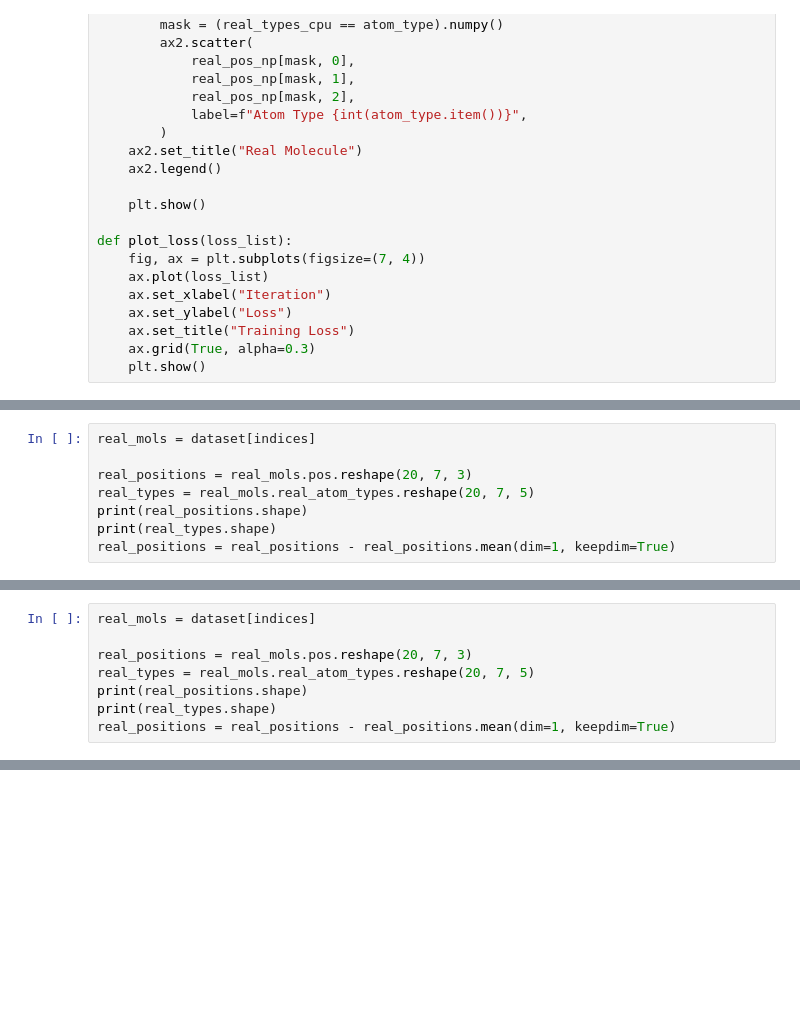
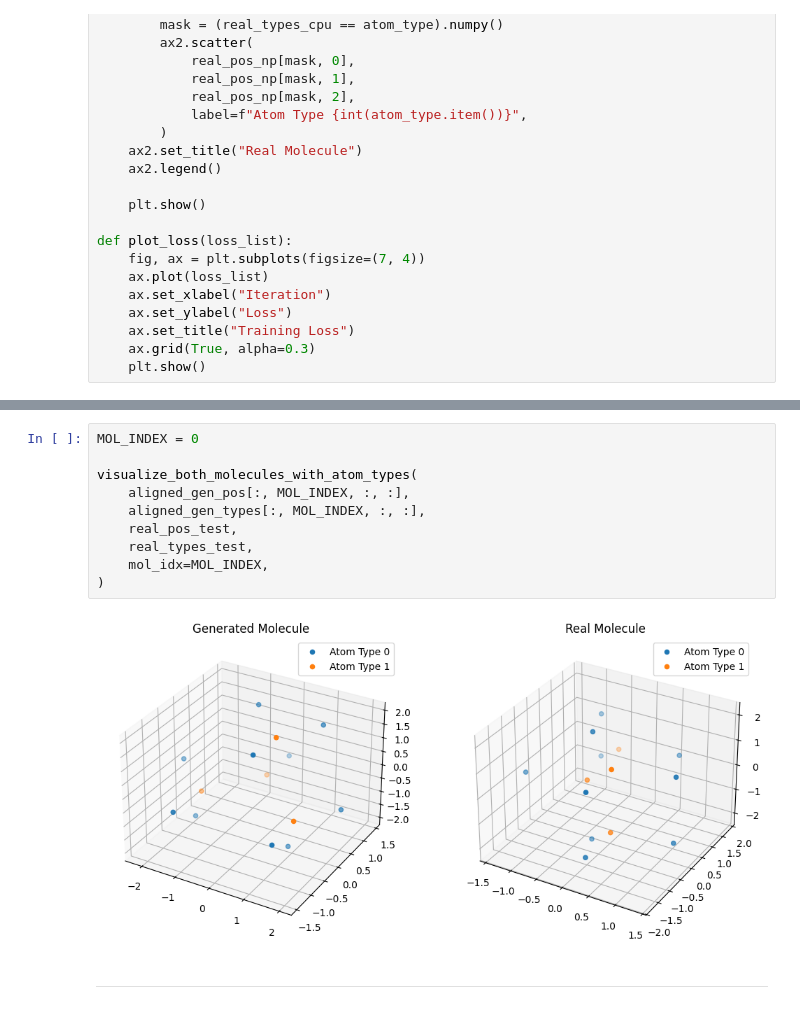
Before and after one commit to edovergna/equi-drifting, a Jupyter notebook: notebooks/aligned_loss.ipynb, the cells around one changed output, grey strips where cells are left out. Cells and saved outputs as stored; diff of their text form; blank space fills up the shorter version.

```diff
--- a/notebooks/aligned_loss.ipynb
+++ b/notebooks/aligned_loss.ipynb
@@ -758,8 +501,0 @@ indices = [8, 10, 16, 33, 105, 167, 168, 169, 171, 312, 315, 475, 481, 763, 764,
-# %%
-real_mols = dataset[indices]
-
-real_positions = real_mols.pos.reshape(20, 7, 3)
-real_types = real_mols.real_atom_types.reshape(20, 7, 5)
-print(real_positions.shape)
-print(real_types.shape)
-real_positions = real_positions - real_positions.mean(dim=1, keepdim=True)
@@ -1201,8 +501,0 @@ def _pairwise_geodesic_distance_and_log(
-# %%
-real_mols = dataset[indices]
-
-real_positions = real_mols.pos.reshape(20, 7, 3)
-real_types = real_mols.real_atom_types.reshape(20, 7, 5)
-print(real_positions.shape)
-print(real_types.shape)
-real_positions = real_positions - real_positions.mean(dim=1, keepdim=True)
@@ -1356,0 +842,14 @@ Atom Stability Fraction: 0.0329, Molecule Stability Fraction: 0.0000
+# %%
+MOL_INDEX = 0
+
+visualize_both_molecules_with_atom_types(
+    aligned_gen_pos[:, MOL_INDEX, :, :],
+    aligned_gen_types[:, MOL_INDEX, :, :],
+    real_pos_test,
+    real_types_test,
+    mol_idx=MOL_INDEX,
+)
+# %% [output]
+[figure, added]
+# %% [markdown]
+---
```
Also changed, not shown: parts of 50 cells of this notebook, 1 other file.
